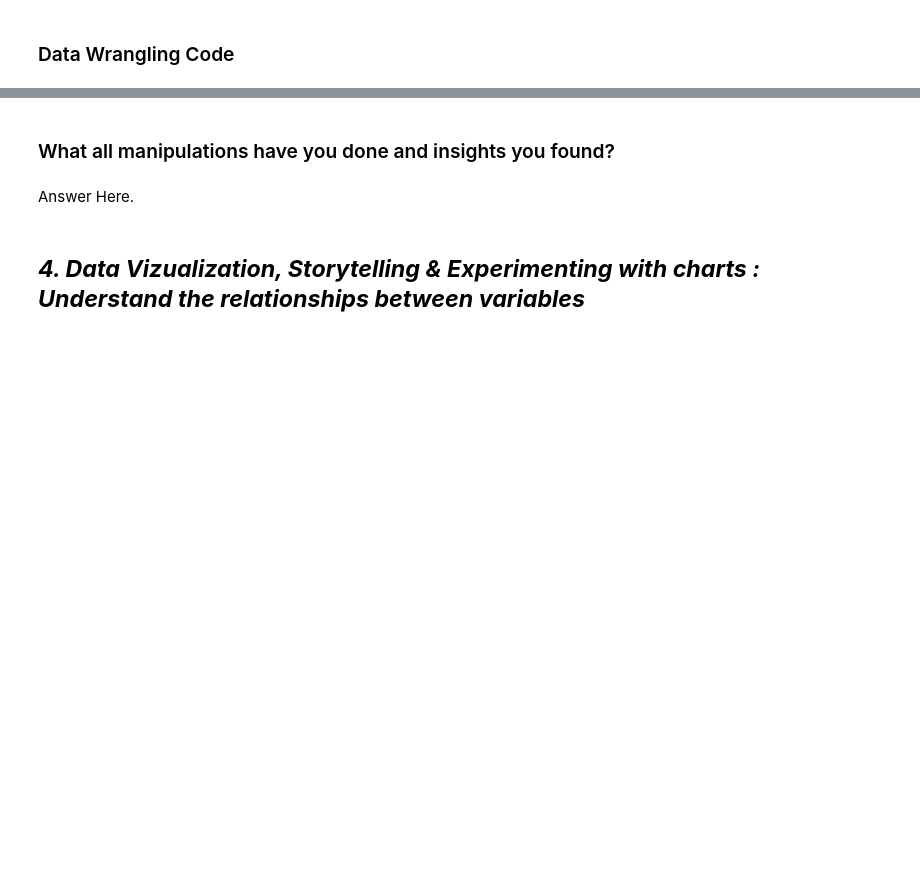
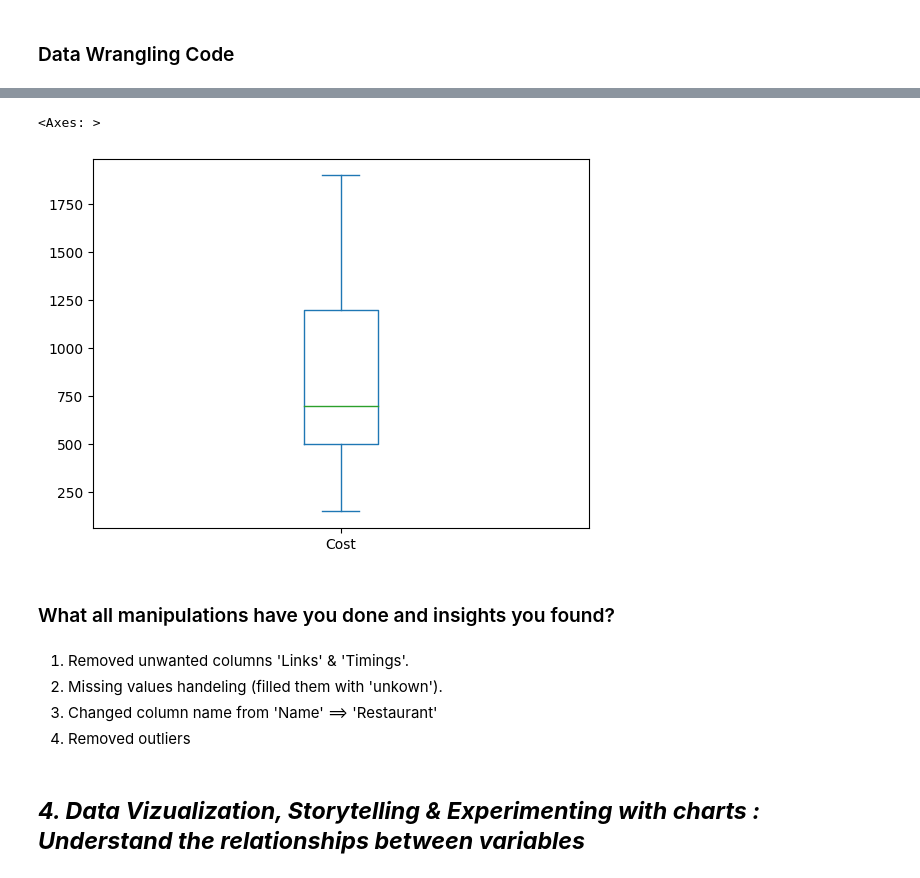
Before and after one commit to adityapatil4141/Zomato-restaurant-clustering-and-sentiment-analysis, a Jupyter notebook: ZOMATO_RESTAURANT_CLUSTERING_AND_SENTIMENT_ANALYSIS.ipynb, the cells around one changed output, grey strips where cells are left out. Drawn from its saved outputs; the diff is of its cells as text; code cells hidden in the pictures; blank space fills up the shorter version.

```diff
--- a/ZOMATO_RESTAURANT_CLUSTERING_AND_SENTIMENT_ANALYSIS.ipynb
+++ b/ZOMATO_RESTAURANT_CLUSTERING_AND_SENTIMENT_ANALYSIS.ipynb
@@ -145,7 +309,27 @@ Answer Here
+# %%
+# Calculate IQR
+Q1 = df_names['Cost'].quantile(0.25)
+Q3 = df_names['Cost'].quantile(0.75)
+IQR = Q3 - Q1
+
+# Set a threshold (e.g., 1.5 times the IQR)
+threshold = 1.5
+
+# Identify and remove outliers
+df_names = df_names[(df_names['Cost'] >= Q1 - threshold * IQR) & (df_names['Cost'] <= Q3 + threshold * IQR)]
+
+# Display DataFrame after removing outliers
+df_names['Cost'].plot(kind='box')
+# %% [output]
+<Axes: >
+[figure, added]
 # %% [markdown]
 ### What all manipulations have you done and insights you found?
-# %% [markdown]
-Answer Here.
+# %% [markdown]
+1. Removed unwanted columns 'Links' & 'Timings'.
+2. Missing values handeling (filled them with 'unkown').
+3. Changed column name from 'Name' ==> 'Restaurant'
+4. Removed outliers
 # %% [markdown]
 ## ***4. Data Vizualization, Storytelling & Experimenting with charts : Understand the relationships between variables***
 # %% [markdown]
```
Also changed, not shown: parts of 39 cells of this notebook.
